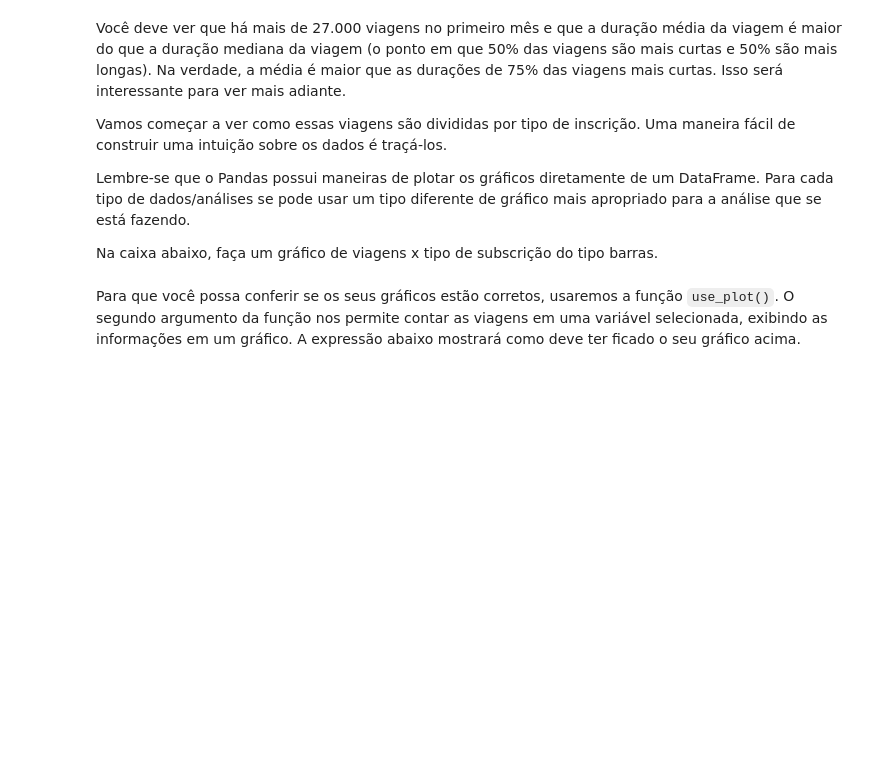
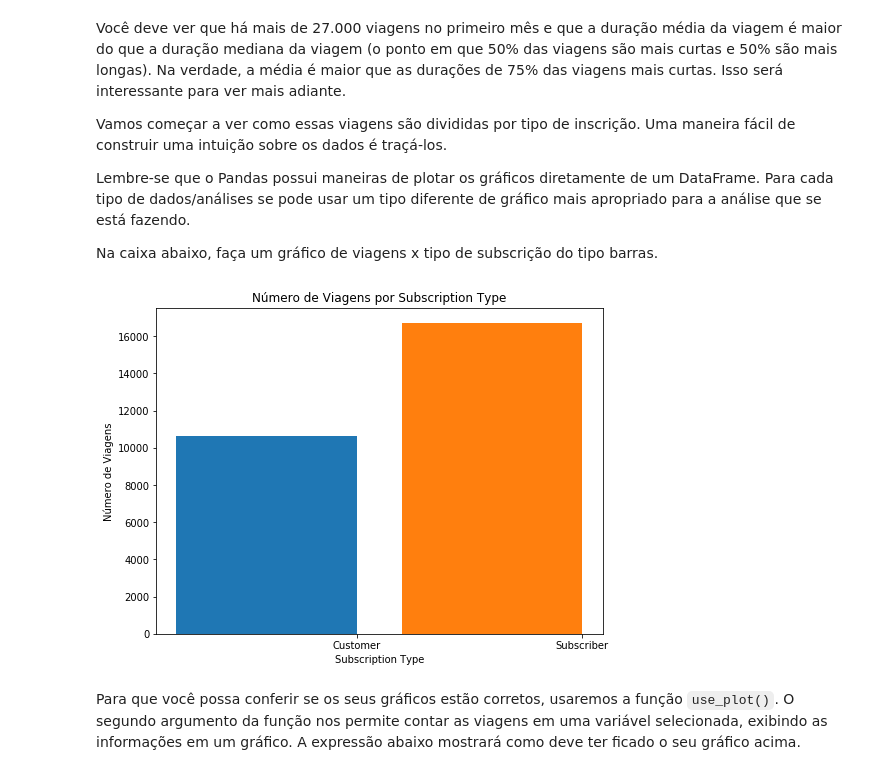
Before and after one commit to tiago-ferreira/data-science-foundation-one, a Jupyter notebook: weekFour/Analise_Bay_Area_Bike_Share-NDFDSI.ipynb, the cells around one changed output. Saved outputs shown, nothing was run; the diff lists cells and outputs as text; code cells hidden in the pictures; blank space fills up the shorter version.

Commit message:
bar graphic of trip by customer or subiscribers

```diff
--- a/weekFour/Analise_Bay_Area_Bike_Share-NDFDSI.ipynb
+++ b/weekFour/Analise_Bay_Area_Bike_Share-NDFDSI.ipynb
@@ -331,7 +331,28 @@ Na caixa abaixo, faça um gráfico de viagens x tipo de subscrição do tipo bar
 # %%
 # TODO: plote um gráfico de barras que mostre quantidade de viagens por subscription_type
 # lembrando que quando o comando .plot é usado, se pode escolher o tipo de gráfico usando
 # o parâmetro kind. Ex: plot(kind='bar')
+plt.figure(figsize=(8,6))
+column = 'subscription_type'
+trip_by_subscription_type['count'] = 1
+trip_by_subscription_type = trip_data.groupby(column, as_index = False).count()
+
+levels = trip_by_subscription_type[column].unique()
+n_levels = len(levels)
+bar_width = 0.8
+
+for i in range(n_levels):
+    plt.bar(i - bar_width/2, trip_by_subscription_type.loc[i]['count'], width = bar_width)
+
+# add labels to ticks for each group of bars.
+plt.xticks(range(n_levels), levels)
+
+plt.xlabel('Subscription Type')
+plt.ylabel(u"Número de Viagens")
+plt.title(u"Número de Viagens por Subscription Type")
+plt.show()
+# %% [output]
+[figure, added]
 # %% [markdown]
 Para que você possa conferir se os seus gráficos estão corretos, usaremos a função `use_plot()`. O segundo argumento da função nos permite contar as viagens em uma variável selecionada, exibindo as informações em um gráfico. A expressão abaixo mostrará como deve ter ficado o seu gráfico acima.
 # %%
```
Also changed, not shown: parts of 1 cell of this notebook.
